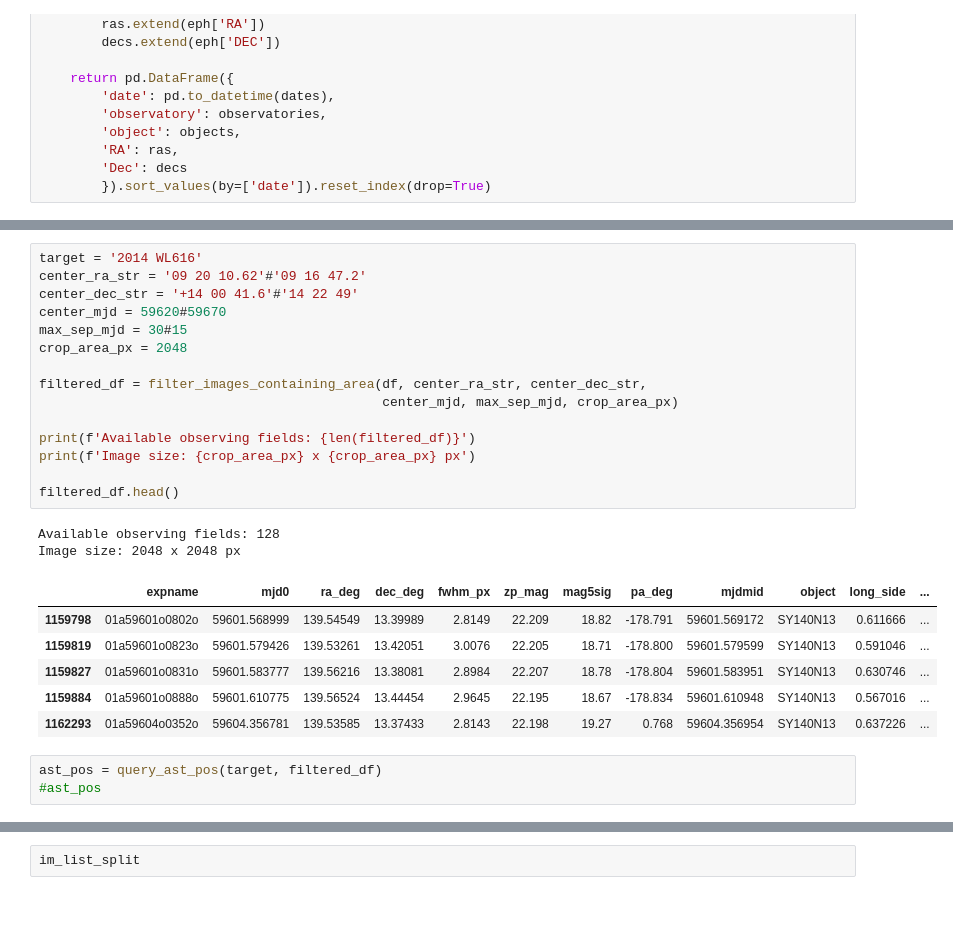
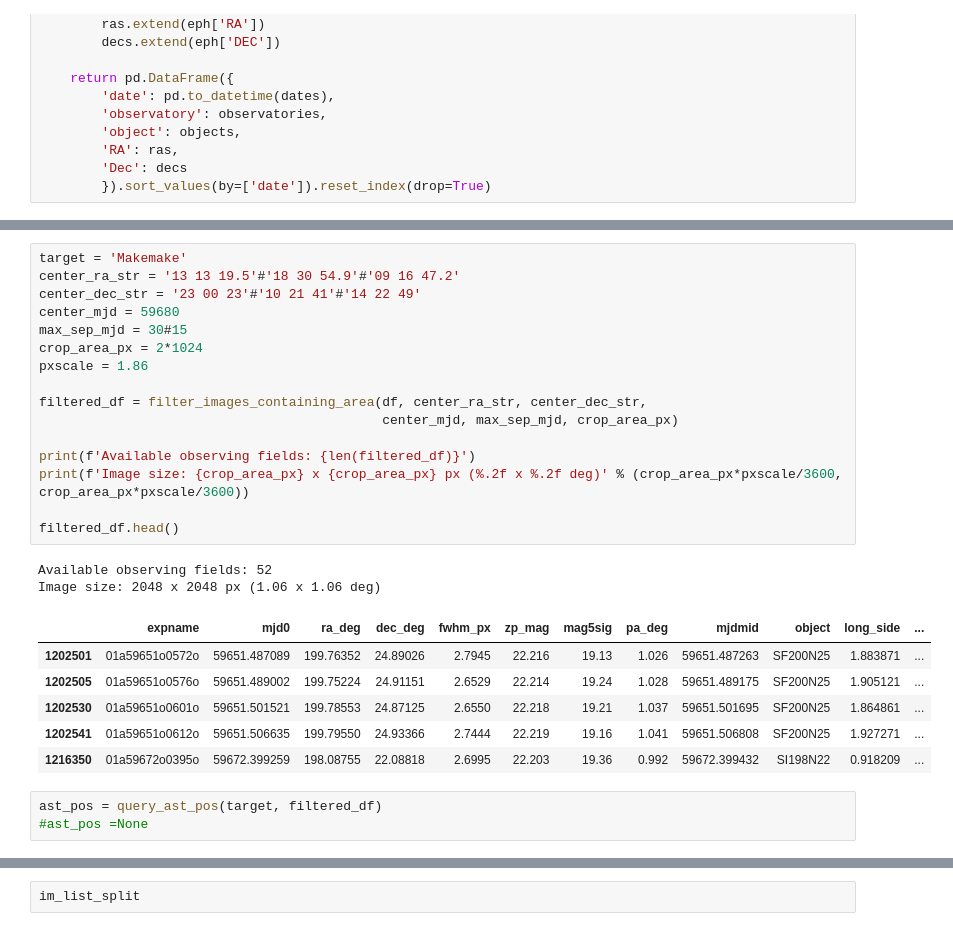
Before and after one commit to miguelralarcon/kbmod_atlas, a Jupyter notebook: lab/tno.ipynb, the cells around one changed output, grey strips where cells are left out. Cells and saved outputs as stored; diff of their text form.

```diff
--- a/lab/tno.ipynb
+++ b/lab/tno.ipynb
@@ -486,30 +497,31 @@ def plot_frames_and_crop_area(df, center_ra_str, center_dec_str, crop_area_px, a
 # %%
-target = '2014 WL616'
-center_ra_str = '09 20 10.62'#'09 16 47.2'
-center_dec_str = '+14 00 41.6'#'14 22 49'
-center_mjd = 59620#59670
+target = 'Makemake'
+center_ra_str = '13 13 19.5'#'18 30 54.9'#'09 16 47.2'
+center_dec_str = '23 00 23'#'10 21 41'#'14 22 49'
+center_mjd = 59680
 max_sep_mjd = 30#15
-crop_area_px = 2048
+crop_area_px = 2*1024
+pxscale = 1.86
 
 filtered_df = filter_images_containing_area(df, center_ra_str, center_dec_str,
                                             center_mjd, max_sep_mjd, crop_area_px)
 
 print(f'Available observing fields: {len(filtered_df)}')
-print(f'Image size: {crop_area_px} x {crop_area_px} px')
+print(f'Image size: {crop_area_px} x {crop_area_px} px (%.2f x %.2f deg)' % (crop_area_px*pxscale/3600, crop_area_px*pxscale/3600))
 
 filtered_df.head()
 # %% [output]
-Available observing fields: 128
-Image size: 2048 x 2048 px
+Available observing fields: 52
+Image size: 2048 x 2048 px (1.06 x 1.06 deg)
 |  | expname | mjd0 | ra_deg | dec_deg | fwhm_px | zp_mag | mag5sig | pa_deg | mjdmid | object | long_side | ... |
-| 1159798 | 01a59601o0802o | 59601.568999 | 139.54549 | 13.39989 | 2.8149 | 22.209 | 18.82 | -178.791 | 59601.569172 | SY140N13 | 0.611666 | ... |
-| 1159819 | 01a59601o0823o | 59601.579426 | 139.53261 | 13.42051 | 3.0076 | 22.205 | 18.71 | -178.800 | 59601.579599 | SY140N13 | 0.591046 | ... |
-| 1159827 | 01a59601o0831o | 59601.583777 | 139.56216 | 13.38081 | 2.8984 | 22.207 | 18.78 | -178.804 | 59601.583951 | SY140N13 | 0.630746 | ... |
-| 1159884 | 01a59601o0888o | 59601.610775 | 139.56524 | 13.44454 | 2.9645 | 22.195 | 18.67 | -178.834 | 59601.610948 | SY140N13 | 0.567016 | ... |
-| 1162293 | 01a59604o0352o | 59604.356781 | 139.53585 | 13.37433 | 2.8143 | 22.198 | 19.27 | 0.768 | 59604.356954 | SY140N13 | 0.637226 | ... |
+| 1202501 | 01a59651o0572o | 59651.487089 | 199.76352 | 24.89026 | 2.7945 | 22.216 | 19.13 | 1.026 | 59651.487263 | SF200N25 | 1.883871 | ... |
+| 1202505 | 01a59651o0576o | 59651.489002 | 199.75224 | 24.91151 | 2.6529 | 22.214 | 19.24 | 1.028 | 59651.489175 | SF200N25 | 1.905121 | ... |
+| 1202530 | 01a59651o0601o | 59651.501521 | 199.78553 | 24.87125 | 2.6550 | 22.218 | 19.21 | 1.037 | 59651.501695 | SF200N25 | 1.864861 | ... |
+| 1202541 | 01a59651o0612o | 59651.506635 | 199.79550 | 24.93366 | 2.7444 | 22.219 | 19.16 | 1.041 | 59651.506808 | SF200N25 | 1.927271 | ... |
+| 1216350 | 01a59672o0395o | 59672.399259 | 198.08755 | 22.08818 | 2.6995 | 22.203 | 19.36 | 0.992 | 59672.399432 | SI198N22 | 0.918209 | ... |
 # %%
 ast_pos = query_ast_pos(target, filtered_df)
-#ast_pos
+#ast_pos =None
 # %%
 plot_frames_and_crop_area(filtered_df, center_ra_str, center_dec_str, crop_area_px, ast_pos)
 # %% [output]
```
Also changed, not shown: parts of 6 cells of this notebook, 2 other files.
